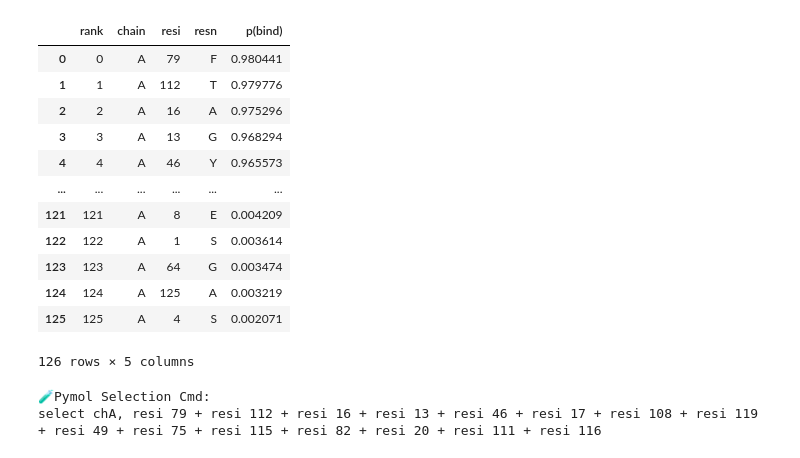
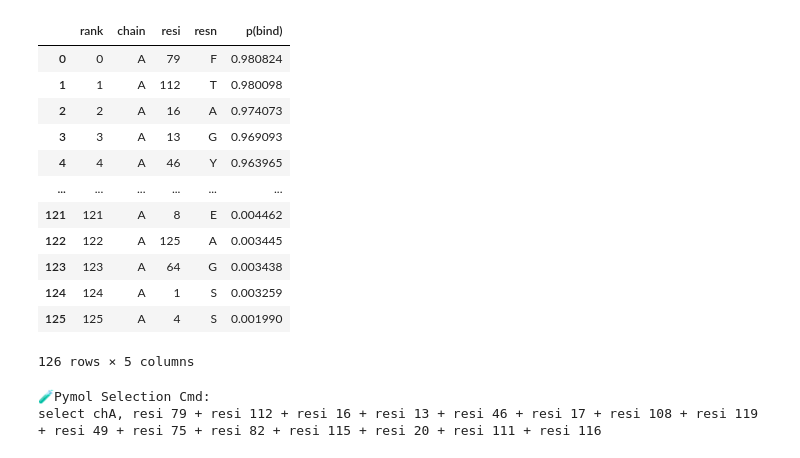
Before and after one commit to sokrypton/af2bind, a Jupyter notebook: af2bind.ipynb, the cells around one changed output. Saved outputs shown, nothing was run; the diff lists cells and outputs as text; code cells hidden in the pictures.

```diff
--- a/af2bind.ipynb
+++ b/af2bind.ipynb
@@ -126,7 +128,7 @@ af_model.prep_inputs(pdb_filename=pdb_filename,
                      rm_target_seq=mask_sequence)
 
 # split
-r_idx = af_model._inputs["residue_index"][-20] + (1 + np.arange(20)) * 20
+r_idx = af_model._inputs["residue_index"][-20] + (1 + np.arange(20)) * 50
 af_model._inputs["residue_index"][-20:] = r_idx.flatten()
 
 af_model.set_seq("ACDEFGHIKLMNPQRSTVWY")
@@ -142,47 +144,47 @@ labels = ["chain","resi","resn","p(bind)"]
 data = []
 for i in range(af_model._target_len):
   c = af_model._pdb["idx"]["chain"][i]
   r = af_model._pdb["idx"]["residue"][i]
   a = aa_order.get(af_model._pdb["batch"]["aatype"][i],"X")
   p = pred_bind[i]
   data.append([c,r,a,p])
 
 df = pd.DataFrame(data, columns=labels)
 df.to_csv('results.csv')
 
 data_table.enable_dataframe_formatter()
 df_sorted = df.sort_values("p(bind)",ascending=False, ignore_index=True).rename_axis('rank').reset_index()
 display(data_table.DataTable(df_sorted, min_width=100, num_rows_per_page=15, include_index=False))
 
 top_n = 15
 top_n_idx = pred_bind.argsort()[::-1][:15]
 pymol_cmd="select ch"+str(target_chain)+","
 for n,i in enumerate(top_n_idx):
   p = pred_bind[i]
   c = af_model._pdb["idx"]["chain"][i]
   r = af_model._pdb["idx"]["residue"][i]
   pymol_cmd += f" resi {r}"
   if n < top_n-1:
     pymol_cmd += " +"
 
 print("\n🧪Pymol Selection Cmd:")
 print(pymol_cmd)
 # %% [output]
 |  | rank | chain | resi | resn | p(bind) |
-| 0 | 0 | A | 79 | F | 0.980441 |
-| 1 | 1 | A | 112 | T | 0.979776 |
-| 2 | 2 | A | 16 | A | 0.975296 |
-| 3 | 3 | A | 13 | G | 0.968294 |
-| 4 | 4 | A | 46 | Y | 0.965573 |
+| 0 | 0 | A | 79 | F | 0.980824 |
+| 1 | 1 | A | 112 | T | 0.980098 |
+| 2 | 2 | A | 16 | A | 0.974073 |
+| 3 | 3 | A | 13 | G | 0.969093 |
+| 4 | 4 | A | 46 | Y | 0.963965 |
 | ... | ... | ... | ... | ... | ... |
-| 121 | 121 | A | 8 | E | 0.004209 |
-| 122 | 122 | A | 1 | S | 0.003614 |
-| 123 | 123 | A | 64 | G | 0.003474 |
-| 124 | 124 | A | 125 | A | 0.003219 |
-| 125 | 125 | A | 4 | S | 0.002071 |
+| 121 | 121 | A | 8 | E | 0.004462 |
+| 122 | 122 | A | 125 | A | 0.003445 |
+| 123 | 123 | A | 64 | G | 0.003438 |
+| 124 | 124 | A | 1 | S | 0.003259 |
+| 125 | 125 | A | 4 | S | 0.001990 |
 126 rows × 5 columns
 🧪Pymol Selection Cmd:
-select chA, resi 79 + resi 112 + resi 16 + resi 13 + resi 46 + resi 17 + resi 108 + resi 119 + resi 49 + resi 75 + resi 115 + resi 82 + resi 20 + resi 111 + resi 116
+select chA, resi 79 + resi 112 + resi 16 + resi 13 + resi 46 + resi 17 + resi 108 + resi 119 + resi 49 + resi 75 + resi 82 + resi 115 + resi 20 + resi 111 + resi 116
 # %%
 import matplotlib.pyplot as plt
 from scipy.special import softmax
```
Also changed, not shown: parts of 1 cell of this notebook.
